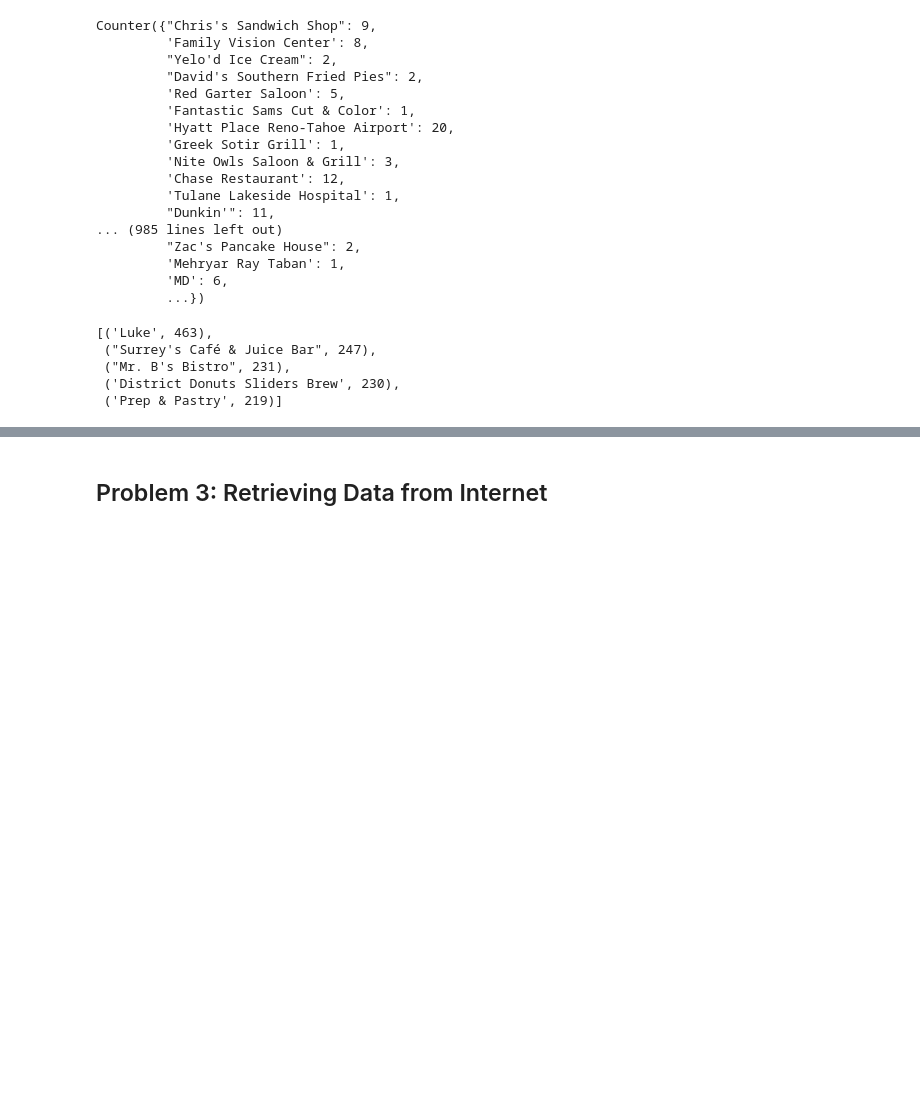
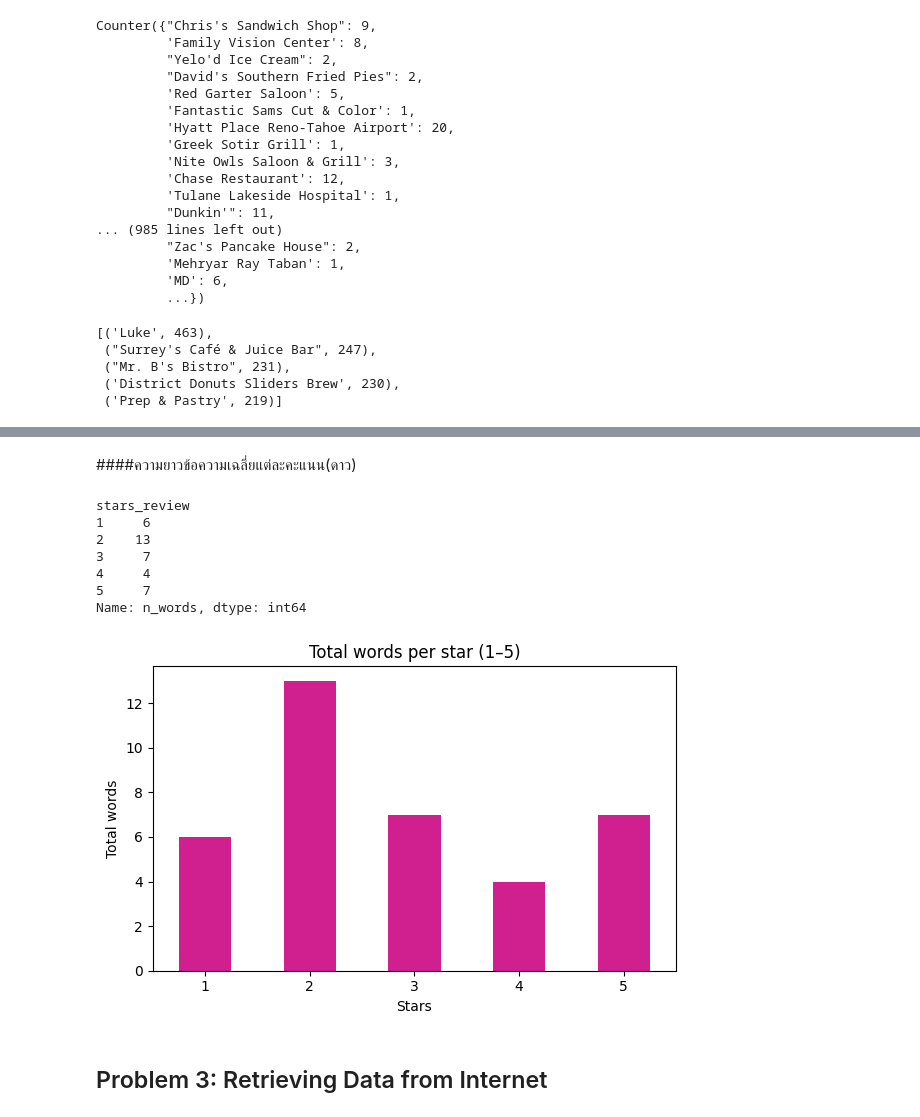
Before and after one commit to TKhahahah/Text_Analytics, a Jupyter notebook: Text_Analytics68.ipynb, the cells around one changed output, grey strips where cells are left out. Drawn from its saved outputs; the diff is of its cells as text; code cells hidden in the pictures; blank space fills up the shorter version.

Commit message:
คำถาม problem2 จำนวนคำว่ารอ ความยาวรีวิวเฉลี่ยแต่ละดาว

```diff
--- a/Text_Analytics68.ipynb
+++ b/Text_Analytics68.ipynb
@@ -897,3 +648,38 @@ cat.query("n>=50").sort_values("avg", ascending=False).head(10)
+# %% [markdown]
+####ความยาวข้อความเฉลี่ยแต่ละคะแนน(ดาว)
+# %%
+import pandas as pd
+import matplotlib.pyplot as plt
+
+# สร้างคอลัมน์จำนวนคำ
+df["n_words"] = df["text"].astype(str).str.split().str.len()
+
+# รวม “จำนวนคำทั้งหมด” ต่อดาว (1–5)
+words_per_star = (
+    df.groupby("stars_review")["n_words"]
+      .sum()
+      .reindex([1,2,3,4,5], fill_value=0)
+      .astype(int)
+)
+
+print(words_per_star)
+
+# สีเดียวทั้งกราฟ
+plt.figure(figsize=(6,4))
+words_per_star.plot(kind="bar", color="#D02090")  # << ใส่สีที่นี่
+plt.xlabel("Stars"); plt.ylabel("Total words")
+plt.title("Total words per star (1–5)")
+plt.xticks(rotation=0)
+plt.tight_layout(); plt.show()
+# %% [output]
+stars_review
+1     6
+2    13
+3     7
+4     4
+5     7
+Name: n_words, dtype: int64
+[figure, added]
 # %%
 #----------------------------------------------
 # Your code starts here
```
Also changed, not shown: parts of 50 cells of this notebook.
